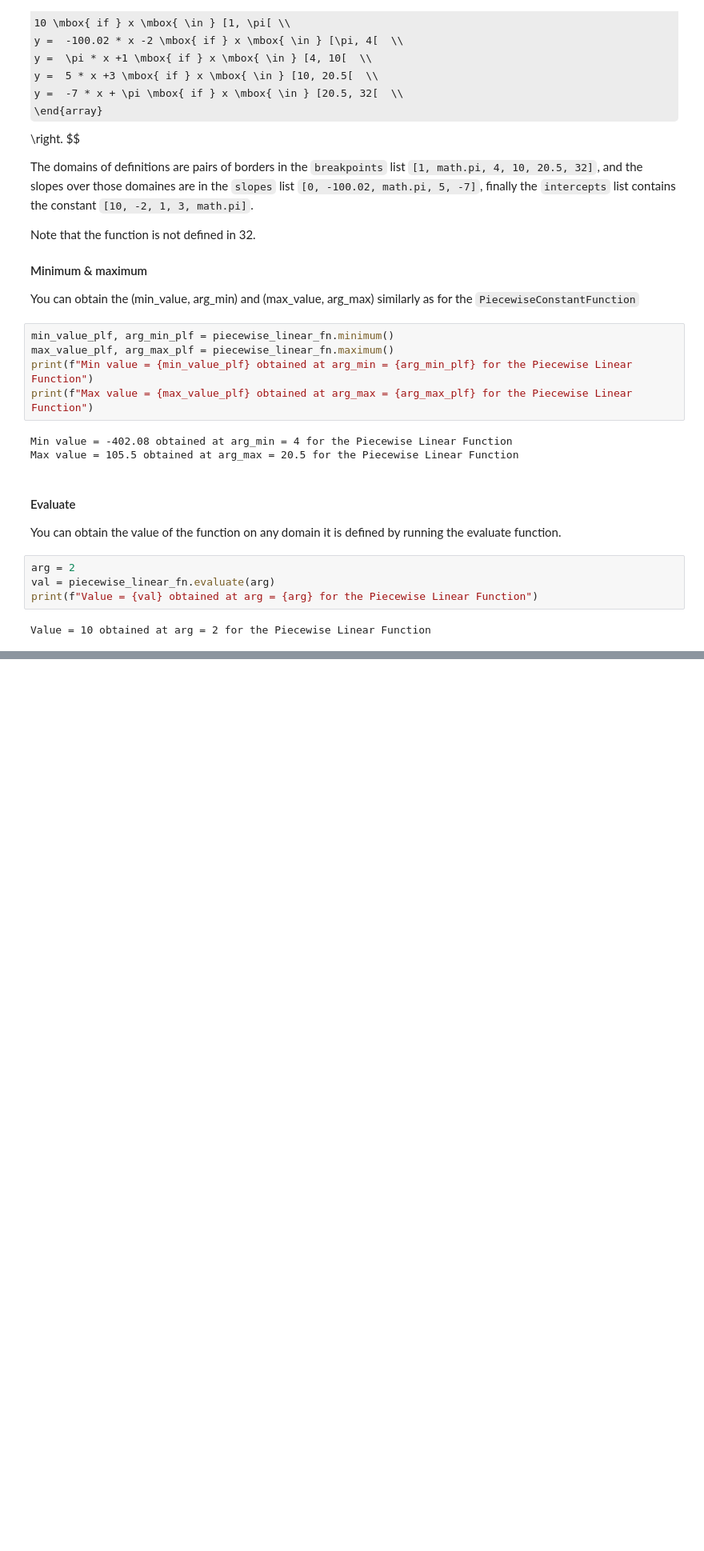
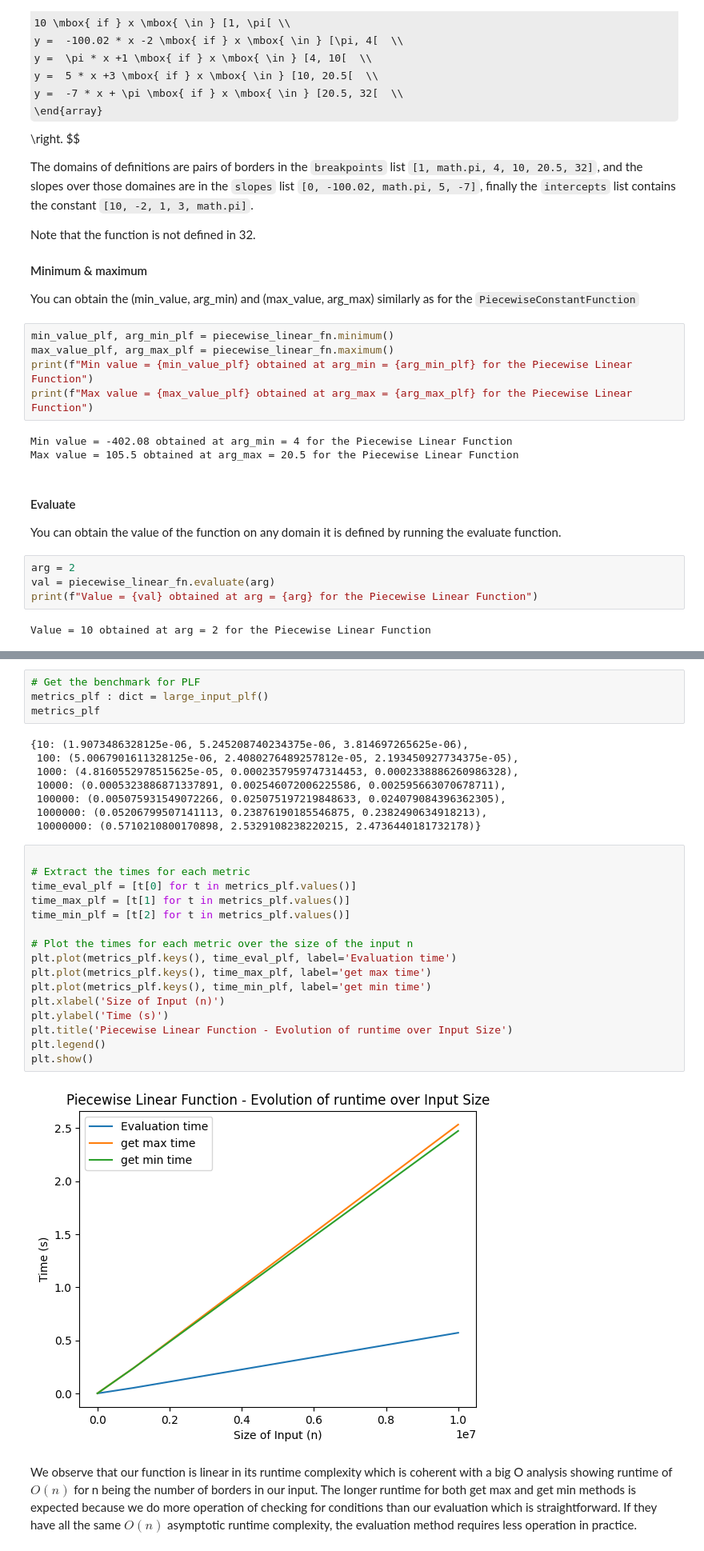
Before and after one commit to fpaupier/piecewise-functions, a Jupyter notebook: PiecewiseFunctions.ipynb, the cells around one changed output, grey strips where cells are left out. Shown at 80% size. Saved outputs shown, nothing was run; the diff lists cells and outputs as text; some formulas as TeX source; blank space fills up the shorter version.

```diff
--- a/PiecewiseFunctions.ipynb
+++ b/PiecewiseFunctions.ipynb
@@ -169,0 +306,32 @@ Value = 10 obtained at arg = 2 for the Piecewise Linear Function
+# %%
+# Get the benchmark for PLF
+metrics_plf : dict = large_input_plf()
+metrics_plf
+# %% [output]
+{10: (1.9073486328125e-06, 5.245208740234375e-06, 3.814697265625e-06),
+ 100: (5.0067901611328125e-06, 2.4080276489257812e-05, 2.193450927734375e-05),
+ 1000: (4.8160552978515625e-05, 0.0002357959747314453, 0.0002338886260986328),
+ 10000: (0.0005323886871337891, 0.002546072006225586, 0.002595663070678711),
+ 100000: (0.005075931549072266, 0.025075197219848633, 0.024079084396362305),
+ 1000000: (0.05206799507141113, 0.23876190185546875, 0.2382490634918213),
+ 10000000: (0.5710210800170898, 2.5329108238220215, 2.4736440181732178)}
+# %%
+
+# Extract the times for each metric
+time_eval_plf = [t[0] for t in metrics_plf.values()]
+time_max_plf = [t[1] for t in metrics_plf.values()]
+time_min_plf = [t[2] for t in metrics_plf.values()]
+
+# Plot the times for each metric over the size of the input n
+plt.plot(metrics_plf.keys(), time_eval_plf, label='Evaluation time')
+plt.plot(metrics_plf.keys(), time_max_plf, label='get max time')
+plt.plot(metrics_plf.keys(), time_min_plf, label='get min time')
+plt.xlabel('Size of Input (n)')
+plt.ylabel('Time (s)')
+plt.title('Piecewise Linear Function - Evolution of runtime over Input Size')
+plt.legend()
+plt.show()
+# %% [output]
+[figure, added]
+# %% [markdown]
+We observe that our function is linear in its runtime complexity which is coherent with a big O analysis showing runtime of $O(n)$ for n being the number of borders in our input. The longer runtime for both get max and get min methods is expected because we do more operation of checking for conditions than our evaluation which is straightforward. If they have all the same $O(n)$ asymptotic runtime complexity, the evaluation method requires less operation in practice.
```
Also changed, not shown: parts of 8 cells of this notebook.
